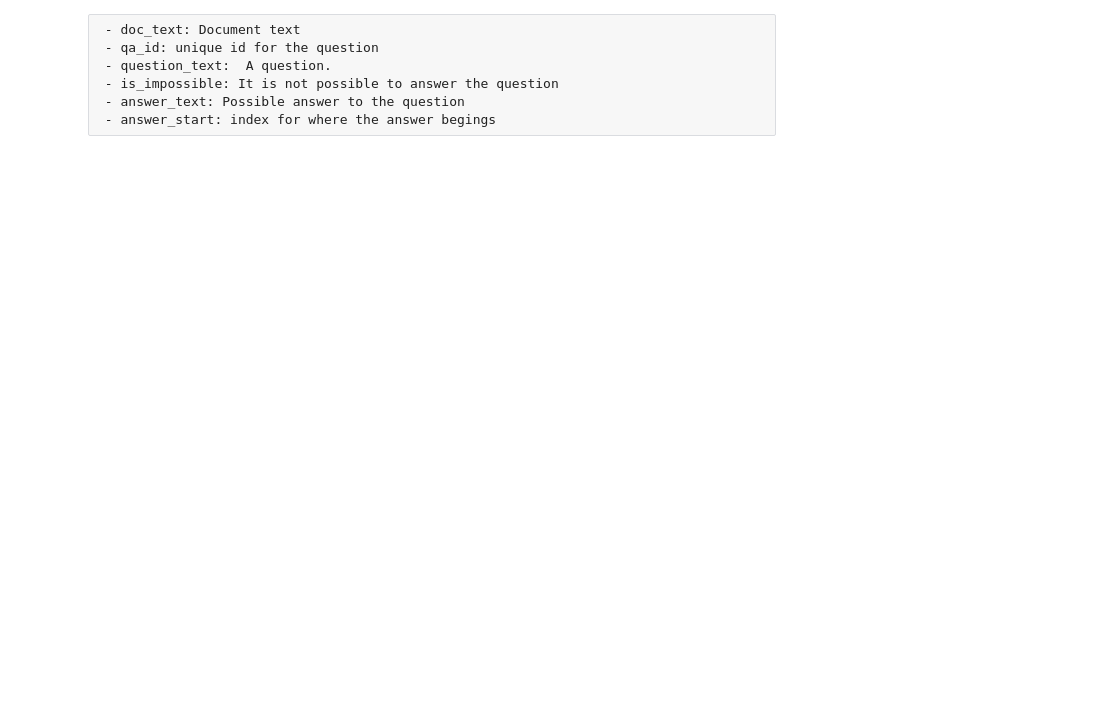
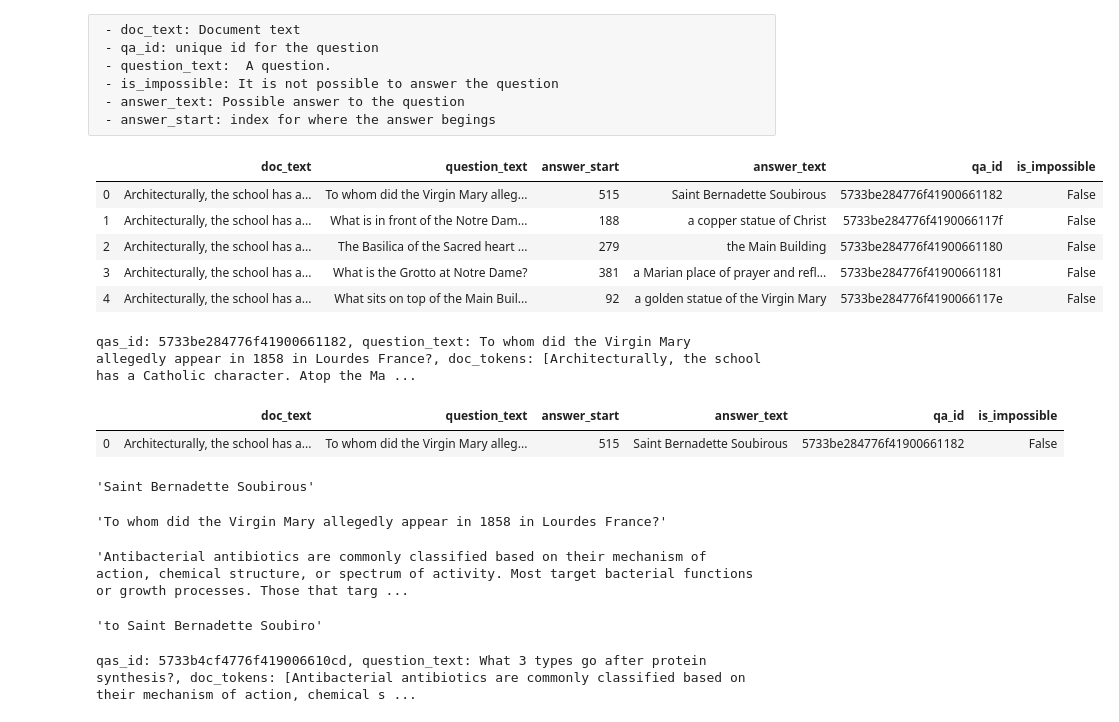
Before and after one commit to rouzbeh-afrasiabi/Suicide-SQuAD, a Jupyter notebook: Data_ETA.ipynb, the cells around one changed output. Cells and saved outputs as stored; diff of their text form; code cells hidden in the pictures; blank space fills up the shorter version.

Commit message:
random tests
testing the input format

```diff
--- a/Data_ETA.ipynb
+++ b/Data_ETA.ipynb
@@ -25,4 +25,4 @@ dfs.keys()
 # %% [output]
 dict_keys(['train-v1.1', 'dev-v1.1', 'train-v2.0', 'dev-v2.0'])
 # %%
-dfs['train-v1.1']
+examples=dfs['train-v1.1']
@@ -47,3 +33,12 @@ dfs['train-v1.1']
  - is_impossible: It is not possible to answer the question
  - answer_text: Possible answer to the question
  - answer_start: index for where the answer begings
+# %%
+examples.head()
+# %% [output]
+|  | doc_text | question_text | answer_start | answer_text | qa_id | is_impossible |
+| 0 | Architecturally, the school has a... | To whom did the Virgin Mary alleg... | 515 | Saint Bernadette Soubirous | 5733be284776f41900661182 | False |
+| 1 | Architecturally, the school has a... | What is in front of the Notre Dam... | 188 | a copper statue of Christ | 5733be284776f4190066117f | False |
+| 2 | Architecturally, the school has a... | The Basilica of the Sacred heart ... | 279 | the Main Building | 5733be284776f41900661180 | False |
+| 3 | Architecturally, the school has a... | What is the Grotto at Notre Dame? | 381 | a Marian place of prayer and refl... | 5733be284776f41900661181 | False |
+| 4 | Architecturally, the school has a... | What sits on top of the Main Buil... | 92 | a golden statue of the Virgin Mary | 5733be284776f4190066117e | False |
@@ -49,0 +200,29 @@ dfs['train-v1.1']
+# %%
+test[0]
+# %% [output]
+qas_id: 5733be284776f41900661182, question_text: To whom did the Virgin Mary allegedly appear in 1858 in Lourdes France?, doc_tokens: [Architecturally, the school has a Catholic character. Atop the Ma ...
+# %%
+examples.iloc[0:1,:]
+# %% [output]
+|  | doc_text | question_text | answer_start | answer_text | qa_id | is_impossible |
+| 0 | Architecturally, the school has a... | To whom did the Virgin Mary alleg... | 515 | Saint Bernadette Soubirous | 5733be284776f41900661182 | False |
+# %%
+examples.iloc[0:1,:].answer_text.values[0]
+# %% [output]
+'Saint Bernadette Soubirous'
+# %%
+examples.iloc[0:1,:].question_text.values[0]
+# %% [output]
+'To whom did the Virgin Mary allegedly appear in 1858 in Lourdes France?'
+# %%
+examples.iloc[1332,:].doc_text
+# %% [output]
+'Antibacterial antibiotics are commonly classified based on their mechanism of action, chemical structure, or spectrum of activity. Most target bacterial functions or growth processes. Those that targ ...
+# %%
+examples.iloc[0:1,:].doc_text.values[0][512:512+len(examples.iloc[0:1,:].answer_text.values[0])+1]
+# %% [output]
+'to Saint Bernadette Soubiro'
+# %%
+test[1332]
+# %% [output]
+qas_id: 5733b4cf4776f419006610cd, question_text: What 3 types go after protein synthesis?, doc_tokens: [Antibacterial antibiotics are commonly classified based on their mechanism of action, chemical s ...
```
Also changed, not shown: parts of 20 cells of this notebook.
